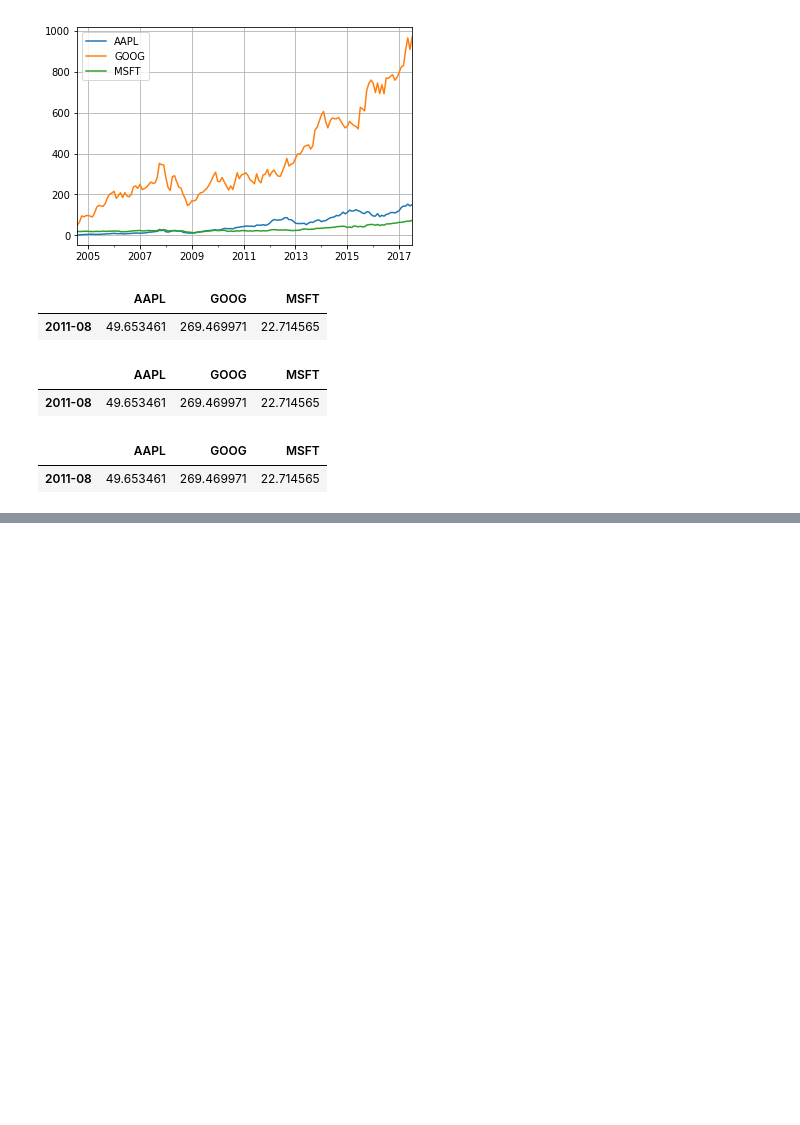
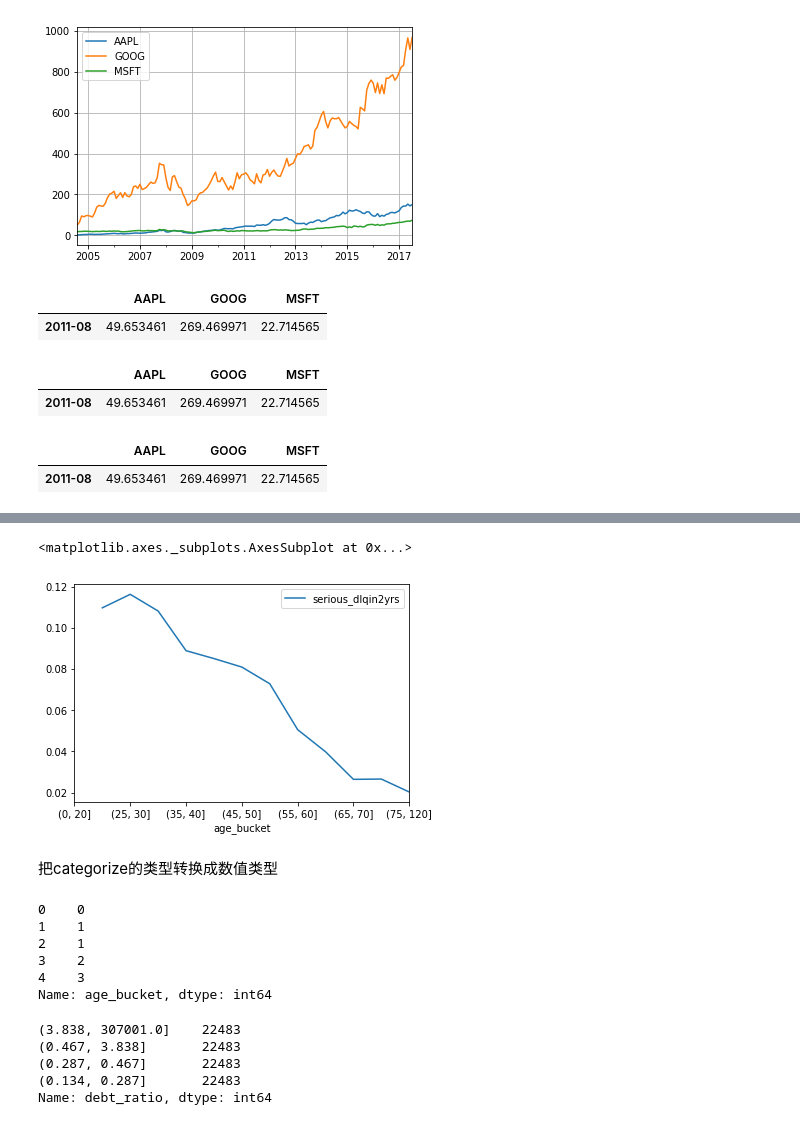
Before and after one commit to ZeweiChu/pandas-tutorial, a Jupyter notebook: pandas-6.ipynb, the cells around one changed output, grey strips where cells are left out. Cells and saved outputs as stored; diff of their text form; code cells hidden in the pictures; blank space fills up the shorter version.

```diff
--- a/pandas-6.ipynb
+++ b/pandas-6.ipynb
@@ -278,0 +347,4 @@ monthly_stocks["8/2011"]
+# %%
+mybins = [0] + list(range(20, 80, 5)) + [120]
+df['age_bucket'] = pd.cut(df.age, bins=mybins)
+df['age_bucket'].value_counts()
@@ -278,0 +384,33 @@ monthly_stocks["8/2011"]
+# %%
+df[["age_bucket", "serious_dlqin2yrs"]].groupby("age_bucket").mean().plot()
+# %% [output]
+<matplotlib.axes._subplots.AxesSubplot at 0x...>
+[figure, added]
+# %% [markdown]
+把categorize的类型转换成数值类型
+# %%
+labels, levels = pd.factorize(df.age_bucket)
+df.age_bucket = labels
+df.age_bucket.head()
+# %% [output]
+0    0
+1    1
+2    1
+3    2
+4    3
+Name: age_bucket, dtype: int64
+# %%
+bins = []
+
+for q in [0.2, 0.4, 0.6, 0.8, 1.0]:
+    bins.append(df.debt_ratio.quantile(q))
+
+debt_ratio_binned = pd.cut(df.debt_ratio, bins=bins)
+debt_ratio_binned
+print(pd.value_counts(debt_ratio_binned))
+# %% [output]
+(3.838, 307001.0]    22483
+(0.467, 3.838]       22483
+(0.287, 0.467]       22483
+(0.134, 0.287]       22483
+Name: debt_ratio, dtype: int64
```
Also changed, not shown: parts of 9 cells of this notebook, 5 other files.
